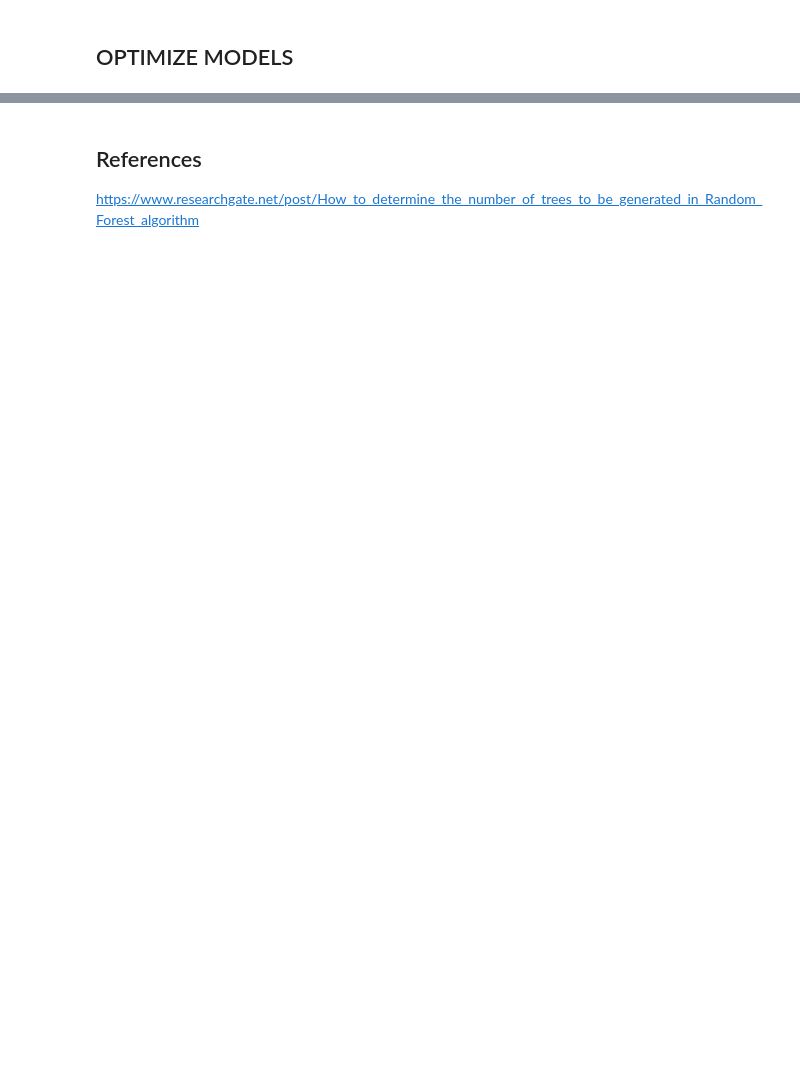
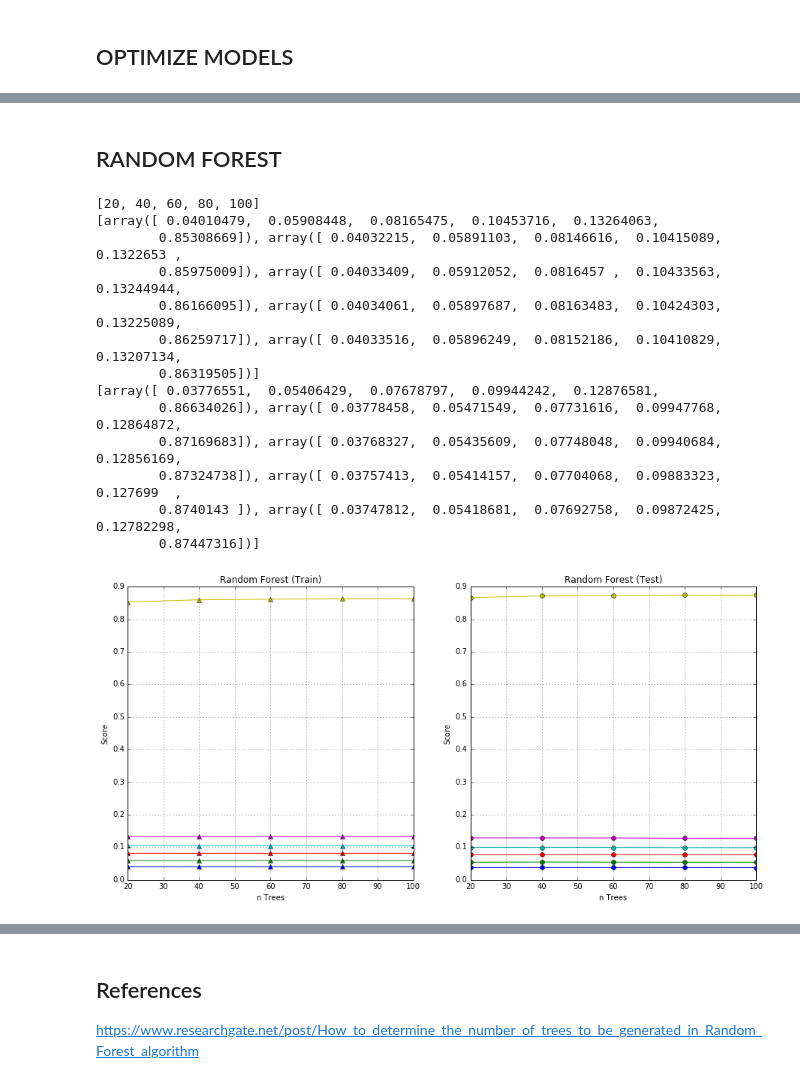
Before and after one commit to marwin-ko/projects, a Jupyter notebook: aerialintel-data_science_challenge/4_model_optimization.ipynb, the cells around one changed output, grey strips where cells are left out. Cells and saved outputs as stored; diff of their text form; code cells hidden in the pictures; blank space fills up the shorter version.

```diff
--- a/aerialintel-data_science_challenge/4_model_optimization.ipynb
+++ b/aerialintel-data_science_challenge/4_model_optimization.ipynb
@@ -50,0 +63,44 @@ df.head()
+# %% [markdown]
+## RANDOM FOREST
+# %%
+name = 'Random Forest'
+param_list = train_pickle[name][0]
+train_scores= train_pickle[name][1]
+test_scores = test_pickle[name][1]
+
+fig,axs = plt.subplots(nrows=1,ncols=2)
+fig.set_figheight(7)
+fig.set_figwidth(15)
+ax = axs[0]
+ax.plot(param_list,train_scores,marker='^')
+# ax.legend(['n_depth={}'.format(n) for n in np.arange(1,max_depth+1,1)],loc=3)
+ax.legend()
+ax.set_title('Random Forest (Train)')
+# ax.axis([min_trees,max_trees,0,0.2])
+ax.set_xlabel('n Trees')
+ax.set_ylabel('Score')
+ax.grid(True)
+
+ax = axs[1]
+ax.plot(param_list,test_scores,marker='o')
+# ax.legend(['n_depth={}'.format(n) for n in np.arange(1,max_depth+1,1)],loc=3)
+ax.set_title('Random Forest (Test)')
+# ax.axis([min_trees,max_trees,0,0.2])
+ax.set_xlabel('n Trees')
+ax.set_ylabel('Score')
+ax.grid(True)
+# %% [output]
+[20, 40, 60, 80, 100]
+[array([ 0.04010479,  0.05908448,  0.08165475,  0.10453716,  0.13264063,
+        0.85308669]), array([ 0.04032215,  0.05891103,  0.08146616,  0.10415089,  0.1322653 ,
+        0.85975009]), array([ 0.04033409,  0.05912052,  0.0816457 ,  0.10433563,  0.13244944,
+        0.86166095]), array([ 0.04034061,  0.05897687,  0.08163483,  0.10424303,  0.13225089,
+        0.86259717]), array([ 0.04033516,  0.05896249,  0.08152186,  0.10410829,  0.13207134,
+        0.86319505])]
+[array([ 0.03776551,  0.05406429,  0.07678797,  0.09944242,  0.12876581,
+        0.86634026]), array([ 0.03778458,  0.05471549,  0.07731616,  0.09947768,  0.12864872,
+        0.87169683]), array([ 0.03768327,  0.05435609,  0.07748048,  0.09940684,  0.12856169,
+        0.87324738]), array([ 0.03757413,  0.05414157,  0.07704068,  0.09883323,  0.127699  ,
+        0.8740143 ]), array([ 0.03747812,  0.05418681,  0.07692758,  0.09872425,  0.12782298,
+        0.87447316])]
+[figure, added]
```
Also changed, not shown: parts of 22 cells of this notebook, 11 other files.
